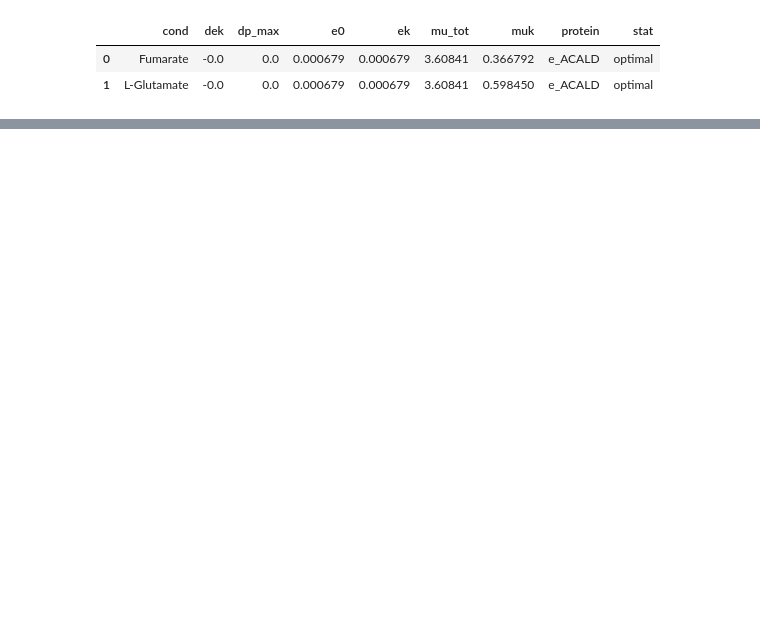
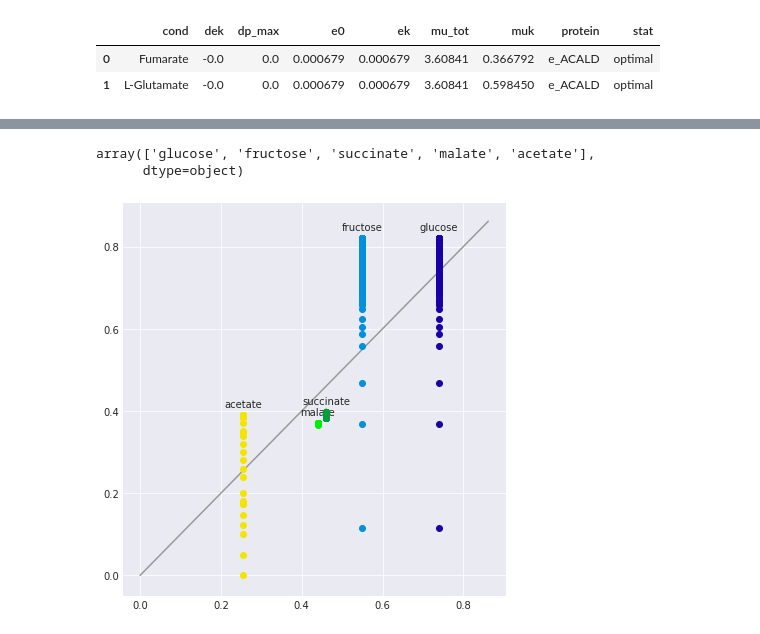
Before and after one commit to SBRG/dynamicme, a Jupyter notebook: notebooks/foraging/foraging_toy_stacked.ipynb, the cells around one changed output, grey strips where cells are left out. Cells and saved outputs as stored; diff of their text form; code cells hidden in the pictures; blank space fills up the shorter version.

```diff
--- a/notebooks/foraging/foraging_toy_stacked.ipynb
+++ b/notebooks/foraging/foraging_toy_stacked.ipynb
@@ -294,0 +299,4 @@ ax.set_ylabel('mu_tot')
+# %%
+df_meas = pd.read_csv('/home/laurence/ME/data/dynamicME/beg/growth_meas.csv')
+ex_rxns = [r for r in df_meas.ex_rxn.unique() if mdl0.reactions.has_id(r)]
+df_meas = df_meas[ df_meas.ex_rxn.isin(ex_rxns)]
@@ -294,0 +312,4 @@ ax.set_ylabel('mu_tot')
+# %%
+df_growth.loc[:,'substrate'] = df_growth.cond.apply(lambda x: x.lower().replace('l-','').replace('d-',''))
+# %%
+df_val = pd.merge(df_meas, df_growth, on='substrate')
@@ -294,0 +321,4 @@ ax.set_ylabel('mu_tot')
+# %%
+df_val.loc[:,'Measured'] = df_val.growth_rate_1_h
+df_val.loc[:,'Simulated'] = df_val.muk
+df_val.head()
@@ -294,0 +332,21 @@ ax.set_ylabel('mu_tot')
+# %%
+df_val.substrate.unique()
+# %% [output]
+array(['glucose', 'fructose', 'succinate', 'malate', 'acetate'],
+      dtype=object)
+# %%
+colors = sns.color_palette('nipy_spectral')
+g = sns.FacetGrid(size=6, data=df_val)
+mumax = max(df_val.Measured.max(), df_val.Simulated.max())*1.05
+plt.plot([0,mumax], [0,mumax], color='.6')
+#pts = plt.scatter('Measured','Simulated', data=df_val, zorder=4, c='#000000')
+for k,subs in enumerate(df_val.substrate.unique()):
+    dfi = df_val[ df_val.substrate==subs]
+    color = colors[k]
+    plt.scatter('Measured','Simulated', data=dfi, zorder=4, c=color)
+    smax = dfi.Simulated.max()
+    x = dfi.Measured.mean()
+    y = smax + 0.02
+    plt.text(x,y, subs, ha='center')
+# %% [output]
+[figure, added]
```
Also changed, not shown: parts of 29 cells of this notebook.
